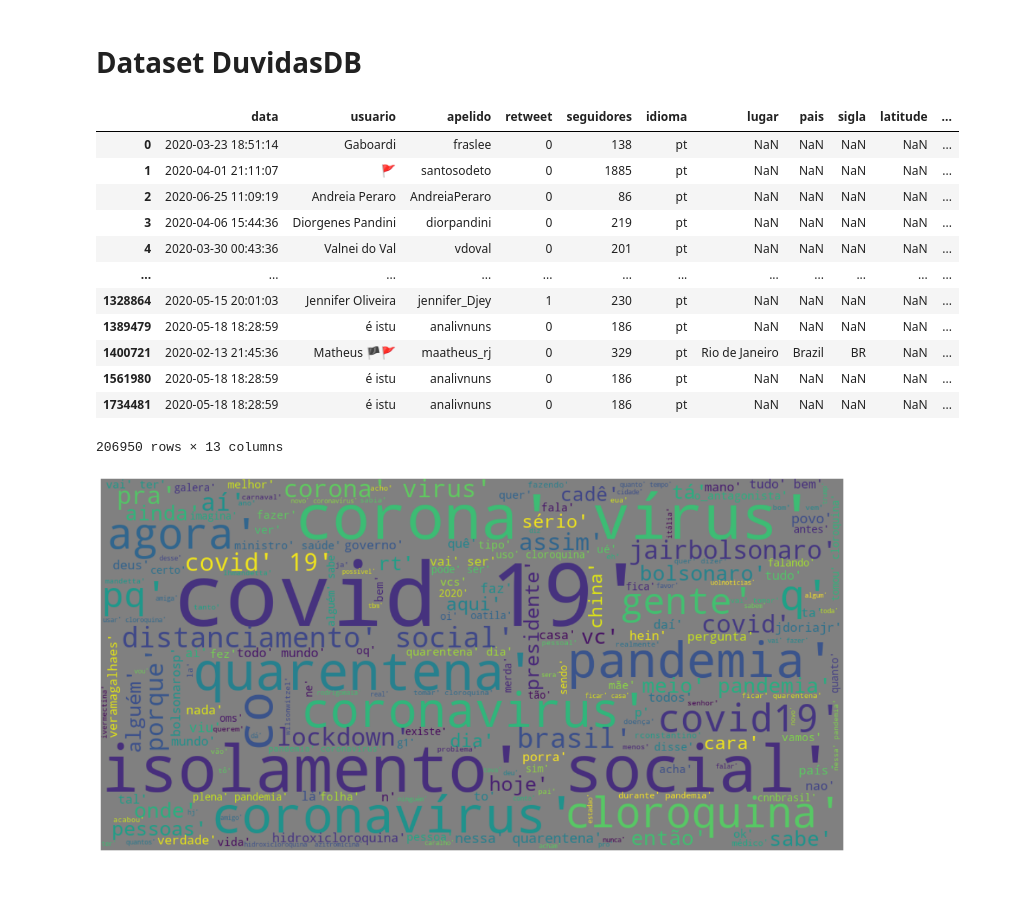
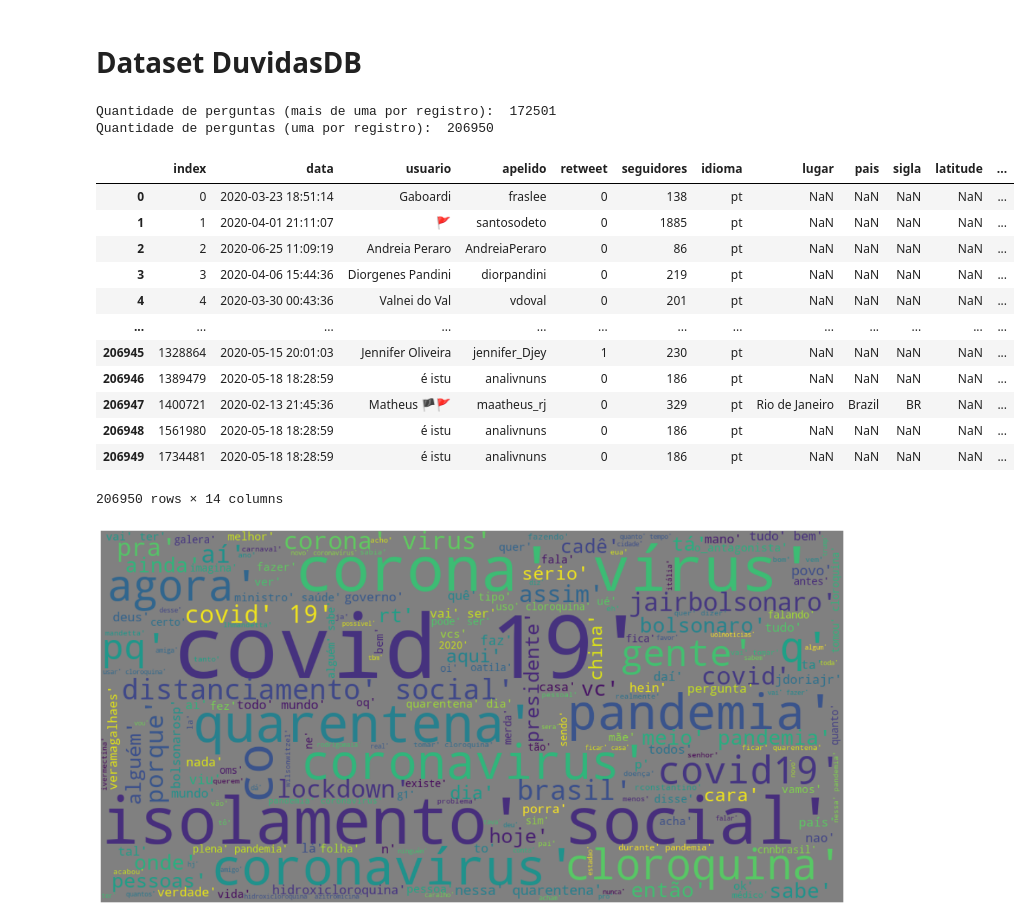
Before and after one commit to patricktapajos/covid19tweets, a Jupyter notebook: covid19_tweets.ipynb, the cells around one changed output. Saved outputs shown, nothing was run; the diff lists cells and outputs as text; code cells hidden in the pictures; blank space fills up the shorter version.

```diff
--- a/covid19_tweets.ipynb
+++ b/covid19_tweets.ipynb
@@ -182,47 +184,53 @@ gen_img_word_cloud(raw_data['texto']);
 # Foi considerado como uma pergunta um texto que contenha os seguintes termos: '?', 'saber', 'conhece'
 # Teste inicial
 from nltk.tokenize import sent_tokenize
 from re import search
 
 # Modificando o index para filtrar pelo texto, ajuda na performance
 duvidas_db = raw_data.set_index('texto').filter(regex='\?', axis=0)
 
 # Reseta o index
 duvidas_db.reset_index(inplace=True)
 
-#print(duvidas_db['texto'].count())
+print('Quantidade de perguntas (mais de uma por registro): ', duvidas_db['texto'].count())
 
 # Separa as sentenças em uma lista, com o auxílio do método apply do Pandas, sent_tokenize do pacote nltk e do lambda
 duvidas_db['texto'] = duvidas_db['texto'].apply(lambda d: [(q) for q in sent_tokenize(d, language='portuguese') if search("[\+?]", q)])
 
 # Atributo que armazena as colunas para o merge de dataframes
 vars = ['data', 'usuario', 'apelido', 'retweet', 'seguidores',
        'idioma', 'lugar', 'pais', 'sigla', 'latitude', 'longitude',
        'hashtags']
 
 # Pulo do gato:
 # 1 - Apply: Transformar o campo texto em séries com apply, para separar o campo texto em colunas (uma para cada pergunta);
 # 2 - Merge: Fazer o merge das colunas geradas, mantendo os índices;
 # 3 - Melt: Transformar as colunas (do passo 1) em linhas. Os identificadores passados são as colunas do dataframe (atributo vars). Além disso, nomeamos o novo campo gerado como 'Pergunta'
-# 4 - Drop: Deletar um atributo gerado pelo método melt - variable
+# 4 - Drop: Deletar um atributo gerado pelo método melt, chamado 'variable'
 
 duvidas_db = duvidas_db.texto.apply(pd.Series).merge(duvidas_db, left_index = True, right_index = True).drop(["texto"], axis = 1).melt(id_vars=vars, value_name='pergunta').drop("variable", axis = 1)
 
-# A quantidade de colunas geradas foi o tamanho máximo de perguntas, e, como o número de perguntas não é uniforme no texto, gerou alguns valores NaN, os quais serão retirados
+# A quantidade de colunas geradas foi o tamanho máximo de perguntas, e, como o número de perguntas não é uniforme no texto, gerou alguns valores NaN nessa coluna, os quais serão retirados
 duvidas_db.dropna(subset=['pergunta'], inplace=True)
-#print(duvidas_db['pergunta'].count())
+
+print('Quantidade de perguntas (uma por registro): ', duvidas_db['pergunta'].count())
+
+# Reseta o index
+duvidas_db.reset_index(inplace=True)
 duvidas_db
 # %% [output]
+Quantidade de perguntas (mais de uma por registro):  172501
+Quantidade de perguntas (uma por registro):  206950
-|  | data | usuario | apelido | retweet | seguidores | idioma | lugar | pais | sigla | latitude | ... |
-| 0 | 2020-03-23 18:51:14 | Gaboardi | fraslee | 0 | 138 | pt | NaN | NaN | NaN | NaN | ... |
-| 1 | 2020-04-01 21:11:07 | 🚩 | santosodeto | 0 | 1885 | pt | NaN | NaN | NaN | NaN | ... |
-| 2 | 2020-06-25 11:09:19 | Andreia Peraro | AndreiaPeraro | 0 | 86 | pt | NaN | NaN | NaN | NaN | ... |
-| 3 | 2020-04-06 15:44:36 | Diorgenes Pandini | diorpandini | 0 | 219 | pt | NaN | NaN | NaN | NaN | ... |
-| 4 | 2020-03-30 00:43:36 | Valnei do Val | vdoval | 0 | 201 | pt | NaN | NaN | NaN | NaN | ... |
-| ... | ... | ... | ... | ... | ... | ... | ... | ... | ... | ... | ... |
-| 1328864 | 2020-05-15 20:01:03 | Jennifer Oliveira | jennifer_Djey | 1 | 230 | pt | NaN | NaN | NaN | NaN | ... |
-| 1389479 | 2020-05-18 18:28:59 | é istu | analivnuns | 0 | 186 | pt | NaN | NaN | NaN | NaN | ... |
-| 1400721 | 2020-02-13 21:45:36 | Matheus 🏴🚩 | maatheus_rj | 0 | 329 | pt | Rio de Janeiro | Brazil | BR | NaN | ... |
-| 1561980 | 2020-05-18 18:28:59 | é istu | analivnuns | 0 | 186 | pt | NaN | NaN | NaN | NaN | ... |
-| 1734481 | 2020-05-18 18:28:59 | é istu | analivnuns | 0 | 186 | pt | NaN | NaN | NaN | NaN | ... |
+|  | index | data | usuario | apelido | retweet | seguidores | idioma | lugar | pais | sigla | latitude | ... |
+| 0 | 0 | 2020-03-23 18:51:14 | Gaboardi | fraslee | 0 | 138 | pt | NaN | NaN | NaN | NaN | ... |
+| 1 | 1 | 2020-04-01 21:11:07 | 🚩 | santosodeto | 0 | 1885 | pt | NaN | NaN | NaN | NaN | ... |
+| 2 | 2 | 2020-06-25 11:09:19 | Andreia Peraro | AndreiaPeraro | 0 | 86 | pt | NaN | NaN | NaN | NaN | ... |
+| 3 | 3 | 2020-04-06 15:44:36 | Diorgenes Pandini | diorpandini | 0 | 219 | pt | NaN | NaN | NaN | NaN | ... |
+| 4 | 4 | 2020-03-30 00:43:36 | Valnei do Val | vdoval | 0 | 201 | pt | NaN | NaN | NaN | NaN | ... |
+| ... | ... | ... | ... | ... | ... | ... | ... | ... | ... | ... | ... | ... |
+| 206945 | 1328864 | 2020-05-15 20:01:03 | Jennifer Oliveira | jennifer_Djey | 1 | 230 | pt | NaN | NaN | NaN | NaN | ... |
+| 206946 | 1389479 | 2020-05-18 18:28:59 | é istu | analivnuns | 0 | 186 | pt | NaN | NaN | NaN | NaN | ... |
+| 206947 | 1400721 | 2020-02-13 21:45:36 | Matheus 🏴🚩 | maatheus_rj | 0 | 329 | pt | Rio de Janeiro | Brazil | BR | NaN | ... |
+| 206948 | 1561980 | 2020-05-18 18:28:59 | é istu | analivnuns | 0 | 186 | pt | NaN | NaN | NaN | NaN | ... |
+| 206949 | 1734481 | 2020-05-18 18:28:59 | é istu | analivnuns | 0 | 186 | pt | NaN | NaN | NaN | NaN | ... |
-206950 rows × 13 columns
+206950 rows × 14 columns
```
Also changed, not shown: parts of 16 cells of this notebook.
